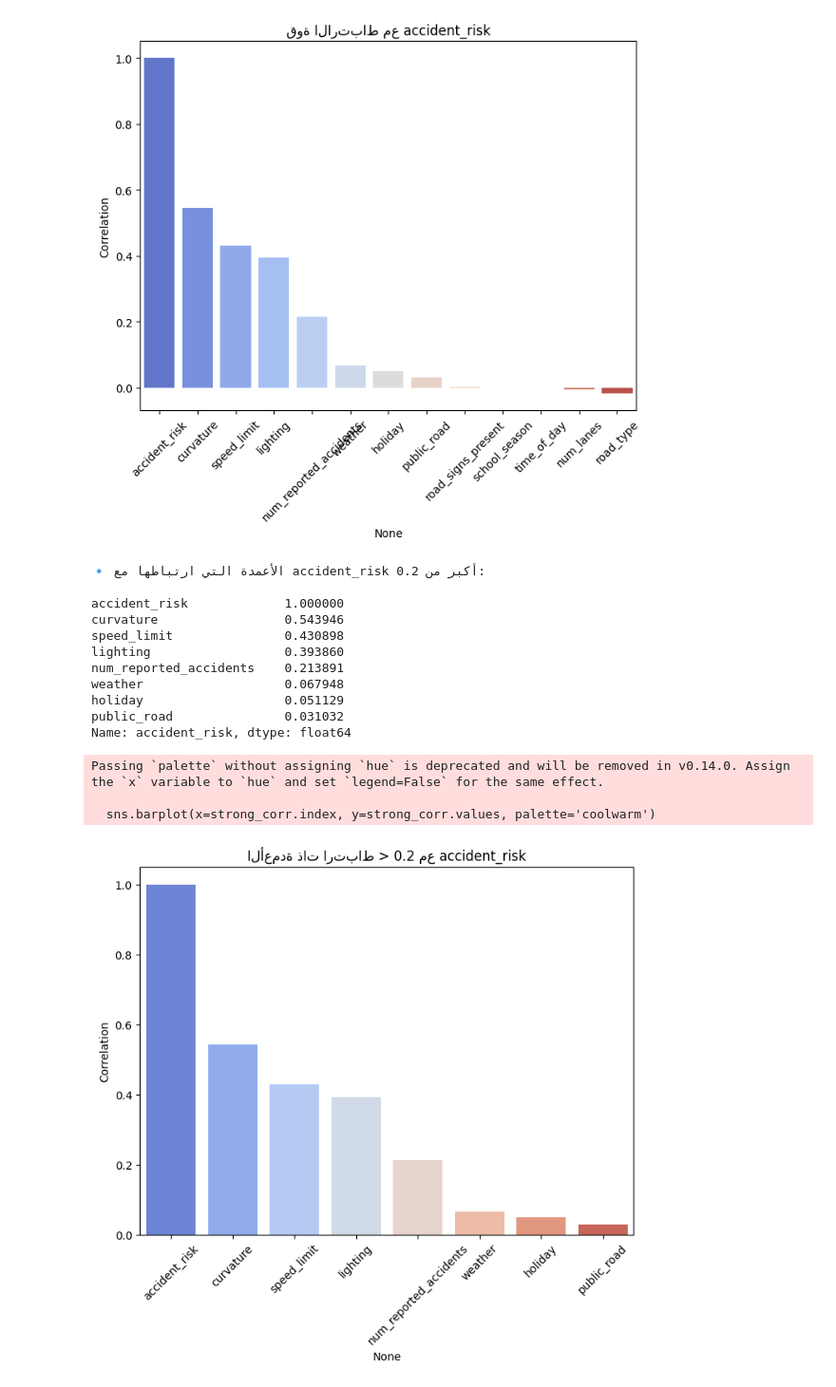
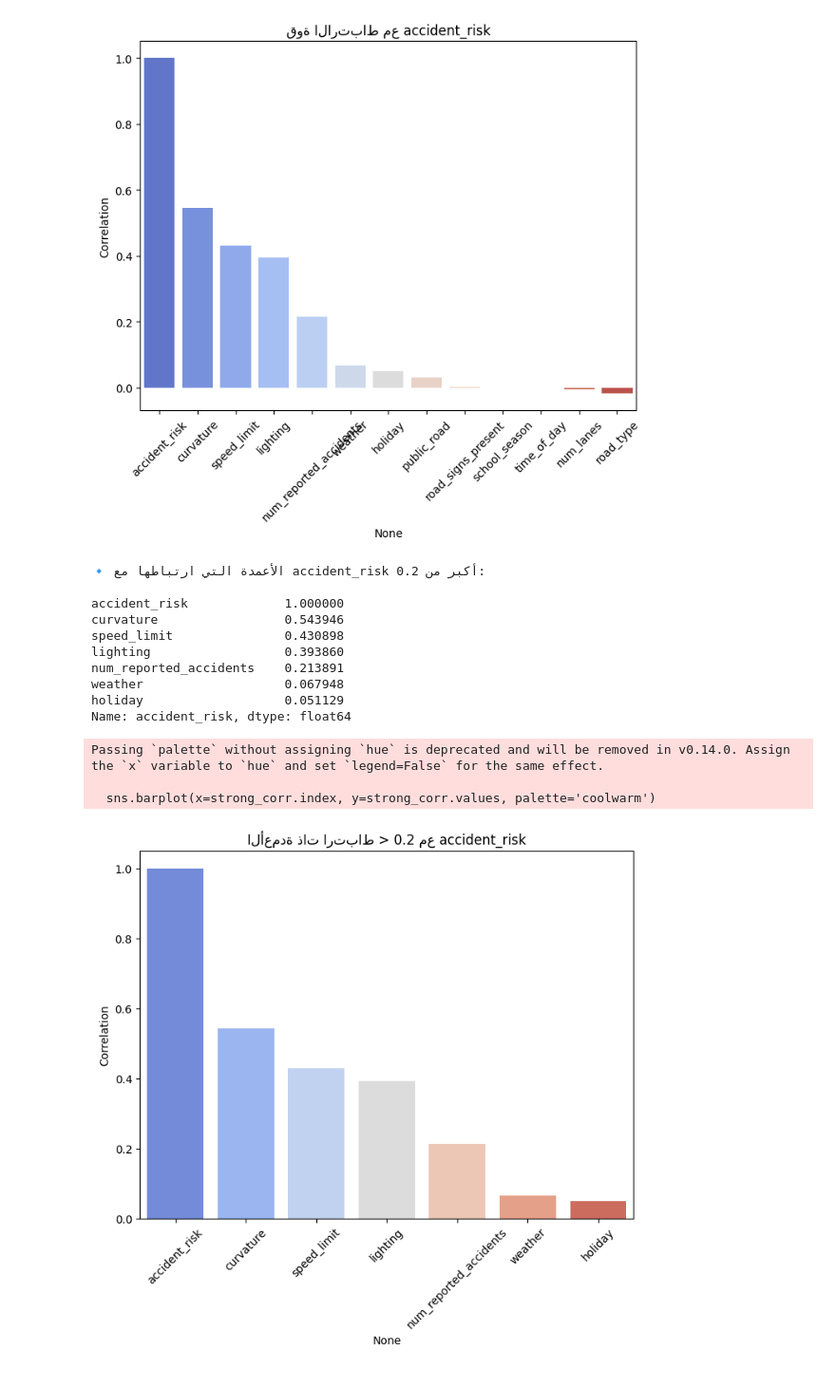
Before and after one commit to hananbahtiti/Predicting-Road-Accident-Risk, a Jupyter notebook: Predicting_Road_Accident_Risk.ipynb, the cells around one changed output. Shown at 95% size. Saved outputs shown, nothing was run; the diff lists cells and outputs as text; code cells hidden in the pictures.

```diff
--- a/Predicting_Road_Accident_Risk.ipynb
+++ b/Predicting_Road_Accident_Risk.ipynb
@@ -310,36 +310,35 @@ if 'accident_risk' not in data.columns:
 
 # حساب الارتباط
 corr = data.corr()['accident_risk']
 
 # تحديد الأعمدة التي ارتباطها أكبر من 0.2
-strong_corr = corr[abs(corr) > 0.02].sort_values(ascending=False)
+strong_corr = corr[abs(corr) > 0.05].sort_values(ascending=False)
 
 print("🔹 الأعمدة التي ارتباطها مع accident_risk أكبر من 0.2:\n")
 print(strong_corr)
 
 # رسم الأعمدة ذات الارتباط الأكبر من 0.2
 plt.figure(figsize=(8,6))
 sns.barplot(x=strong_corr.index, y=strong_corr.values, palette='coolwarm')
 plt.xticks(rotation=45)
 plt.title("الأعمدة ذات ارتباط > 0.2 مع accident_risk")
 plt.ylabel("Correlation")
 plt.show()
 # %% [output]
 🔹 الأعمدة التي ارتباطها مع accident_risk أكبر من 0.2:
 
 accident_risk             1.000000
 curvature                 0.543946
 speed_limit               0.430898
 lighting                  0.393860
 num_reported_accidents    0.213891
 weather                   0.067948
 holiday                   0.051129
-public_road               0.031032
 Name: accident_risk, dtype: float64
 Passing `palette` without assigning `hue` is deprecated and will be removed in v0.14.0. Assign the `x` variable to `hue` and set `legend=False` for the same effect.
 
   sns.barplot(x=strong_corr.index, y=strong_corr.values, palette='coolwarm')
-[figure, old version]
+[figure, new version]
 # %%
 strong_corr
 # %% [output]
```
Also changed, not shown: parts of 8 cells of this notebook.
